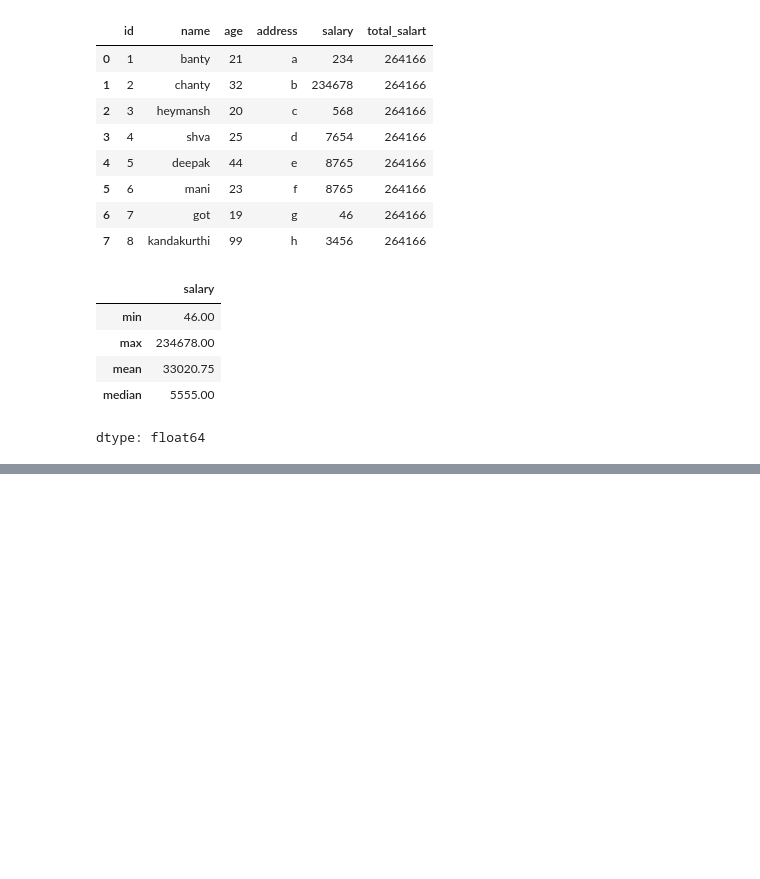
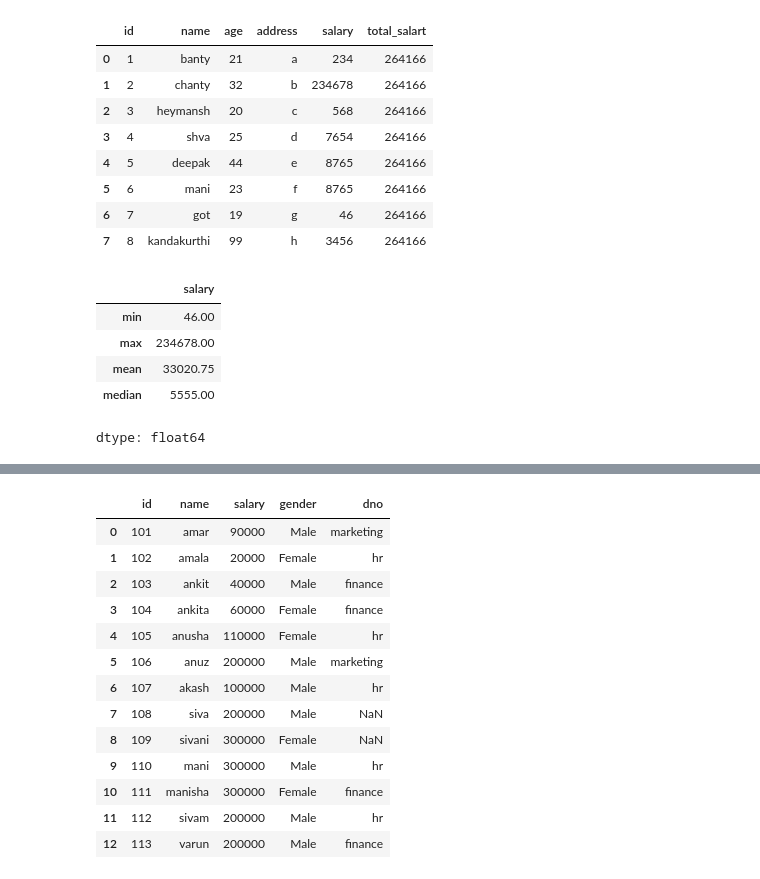
Before and after one commit to kandakurthiheymansh/10k, a Jupyter notebook: example-notebooks/03_jupyter_notebook_basics.ipynb, the cells around one changed output, grey strips where cells are left out. Cells and saved outputs as stored; diff of their text form; code cells hidden in the pictures; blank space fills up the shorter version.

```diff
--- a/example-notebooks/03_jupyter_notebook_basics.ipynb
+++ b/example-notebooks/03_jupyter_notebook_basics.ipynb
@@ -233,0 +369,35 @@ dtype: float64
+# %%
+# using map( )
+
+#*for the map also input should be dictionary.
+#*If key not available it returns null.. It is difference Between replace and map
+#
+#astype(str) → ensure string
+
+#str.strip() → remove spaces
+
+#astype(int) → convert back to integer
+
+#map(dept) → map department names correctly
+
+import pandas as pd
+
+dept = {11: 'marketing', 12: 'hr', 13: 'finance'}
+
+c['dno'] = c['dno'].astype(str).str.strip().astype(int).map(dept)
+c
+# %% [output]
+|  | id | name | salary | gender | dno |
+| 0 | 101 | amar | 90000 | Male | marketing |
+| 1 | 102 | amala | 20000 | Female | hr |
+| 2 | 103 | ankit | 40000 | Male | finance |
+| 3 | 104 | ankita | 60000 | Female | finance |
+| 4 | 105 | anusha | 110000 | Female | hr |
+| 5 | 106 | anuz | 200000 | Male | marketing |
+| 6 | 107 | akash | 100000 | Male | hr |
+| 7 | 108 | siva | 200000 | Male | NaN |
+| 8 | 109 | sivani | 300000 | Female | NaN |
+| 9 | 110 | mani | 300000 | Male | hr |
+| 10 | 111 | manisha | 300000 | Female | finance |
+| 11 | 112 | sivam | 200000 | Male | hr |
+| 12 | 113 | varun | 200000 | Male | finance |
```
Also changed, not shown: parts of 10 cells of this notebook.
